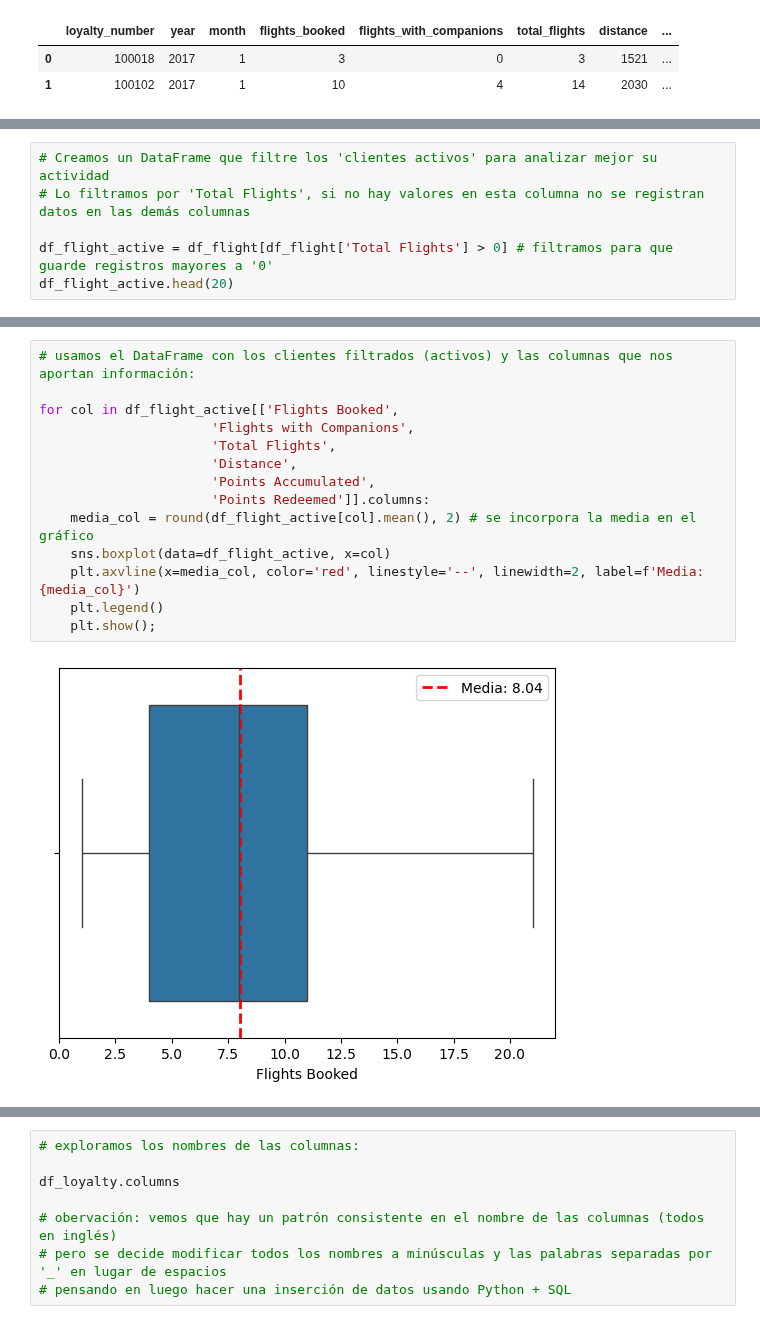
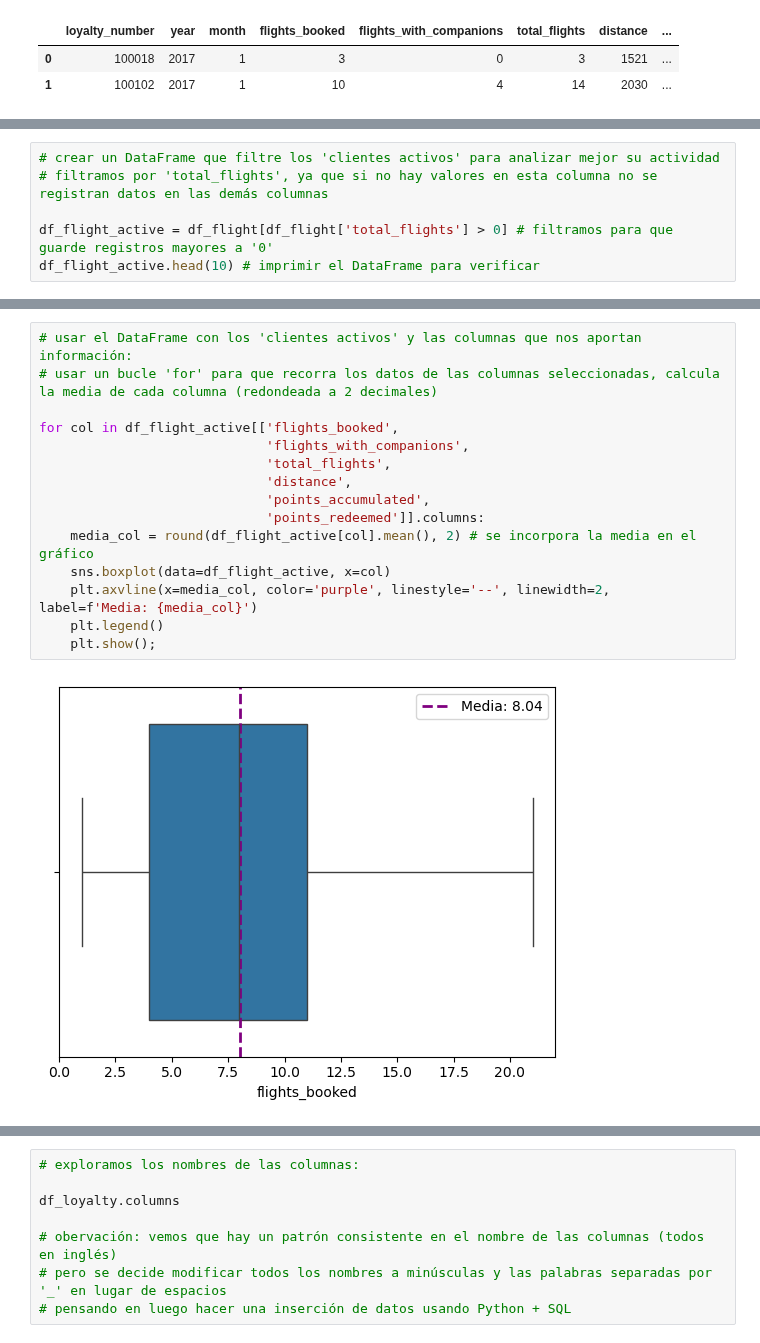
Before and after one commit to Adalab/bda-modulo-3-evaluacion-final-MarPastor, a Jupyter notebook: notebook/final_evaluation_mod3_marpastor.ipynb, the cells around one changed output, grey strips where cells are left out. Cells and saved outputs as stored; diff of their text form.

Commit message:
fix: unificar los comentarios y algunas funciones luego del cambio de columnas

```diff
--- a/notebook/final_evaluation_mod3_marpastor.ipynb
+++ b/notebook/final_evaluation_mod3_marpastor.ipynb
@@ -408,9 +440,9 @@ df_flight.head(20)
 | 18 | 100753 | 2017 | Enero | 8 | 4 | 12 | 3264 | ... |
 | 19 | 100816 | 2017 | Enero | 9 | 1 | 10 | 2340 | ... |
 # %%
-# Creamos un DataFrame que filtre los 'clientes activos' para analizar mejor su actividad
-# Lo filtramos por 'Total Flights', si no hay valores en esta columna no se registran datos en las demás columnas
+# crear un DataFrame que filtre los 'clientes activos' para analizar mejor su actividad
+# filtramos por 'total_flights', ya que si no hay valores en esta columna no se registran datos en las demás columnas
 
-df_flight_active = df_flight[df_flight['Total Flights'] > 0] # filtramos para que guarde registros mayores a '0'
-df_flight_active.head(20)
+df_flight_active = df_flight[df_flight['total_flights'] > 0] # filtramos para que guarde registros mayores a '0'
+df_flight_active.head(10) # imprimir el DataFrame para verificar
 # %% [output]
@@ -439,18 +465,19 @@ df_flight_active[['Flights Booked', 'Flights with Companions', 'Total Flights',
 # %% [output]
 [figure]
 # %%
-# usamos el DataFrame con los clientes filtrados (activos) y las columnas que nos aportan información:
+# usar el DataFrame con los 'clientes activos' y las columnas que nos aportan información:
+# usar un bucle 'for' para que recorra los datos de las columnas seleccionadas, calcula la media de cada columna (redondeada a 2 decimales)
 
-for col in df_flight_active[['Flights Booked',
-                      'Flights with Companions',
-                      'Total Flights',
-                      'Distance',
-                      'Points Accumulated',
-                      'Points Redeemed']].columns:
+for col in df_flight_active[['flights_booked',
+                             'flights_with_companions',
+                             'total_flights',
+                             'distance',
+                             'points_accumulated',
+                             'points_redeemed']].columns:
     media_col = round(df_flight_active[col].mean(), 2) # se incorpora la media en el gráfico
     sns.boxplot(data=df_flight_active, x=col)
-    plt.axvline(x=media_col, color='red', linestyle='--', linewidth=2, label=f'Media: {media_col}')
+    plt.axvline(x=media_col, color='purple', linestyle='--', linewidth=2, label=f'Media: {media_col}')
     plt.legend()
     plt.show();
 # %% [output]
-[figure, old version]
+[figure, new version]
```
Also changed, not shown: parts of 28 cells of this notebook.
